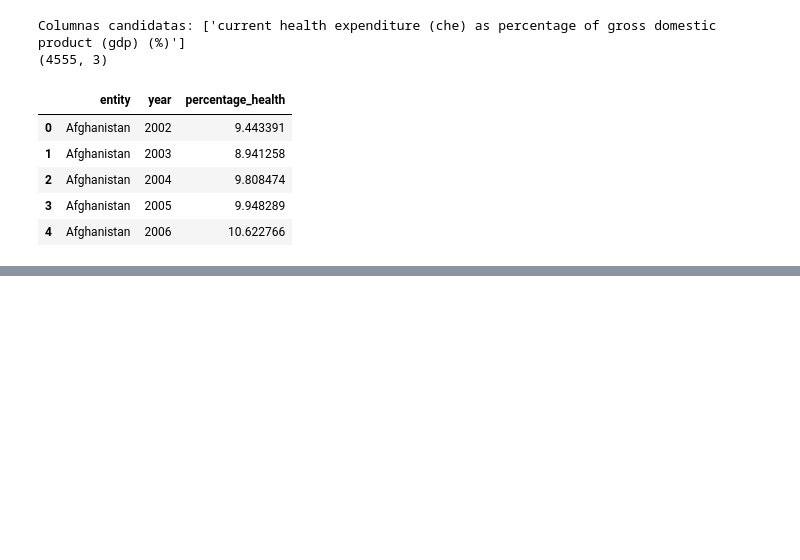
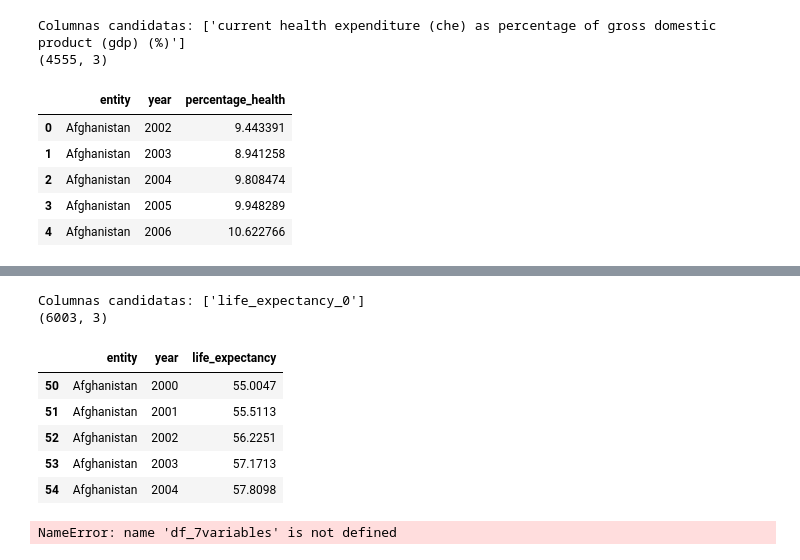
Before and after one commit to zaratemontserrat74-afk/Big-Data, a Jupyter notebook: U3_1_probabilidad_estatistica/notebooks/U3_2_Preparacion_dataset.ipynb, the cells around one changed output, grey strips where cells are left out. Cells and saved outputs as stored; diff of their text form; code cells hidden in the pictures; blank space fills up the shorter version.

```diff
--- a/U3_1_probabilidad_estatistica/notebooks/U3_2_Preparacion_dataset.ipynb
+++ b/U3_1_probabilidad_estatistica/notebooks/U3_2_Preparacion_dataset.ipynb
@@ -478,0 +505,42 @@ Columnas candidatas: ['current health expenditure (che) as percentage of gross d
+# %%
+df_life.columns = df_life.columns.str.lower()
+
+columnas_health = [c for c in df_life.columns
+                  if c not in ["entity", "code", "year"]]
+
+print("Columnas candidatas:", columnas_health)
+
+col_life = columnas_health[0]
+
+df_life_limpio = df_life[["entity", "year", col_life]].copy()
+df_life_limpio = df_life_limpio.rename(columns={col_life: "life_expectancy"})
+
+df_life_limpio = df_life_limpio[df_life_limpio["year"].between(2000, 2022)].copy()
+
+print(df_life_limpio.shape)
+display(df_life_limpio.head())
+# %% [output]
+Columnas candidatas: ['life_expectancy_0']
+(6003, 3)
+|  | entity | year | life_expectancy |
+| 50 | Afghanistan | 2000 | 55.0047 |
+| 51 | Afghanistan | 2001 | 55.5113 |
+| 52 | Afghanistan | 2002 | 56.2251 |
+| 53 | Afghanistan | 2003 | 57.1713 |
+| 54 | Afghanistan | 2004 | 57.8098 |
+# %%
+#Para guardar el dataset en data/raw
+# Guardar el df completo
+
+#from pathlib import Path
+
+carpeta_salida = Path("../data/raw")
+carpeta_salida.mkdir(parents=True, exist_ok=True)
+
+salida = carpeta_salida / "dataset_7variables_2000_2022.csv"
+
+df_7variables.to_csv(salida, index=False)
+
+print(f"Archivo guardado: {salida.resolve()} \n | filas: {len(df_7variables)}")
+# %% [output]
+NameError: name 'df_7variables' is not defined
```
Also changed, not shown: parts of 3 cells of this notebook, 1 other file.
